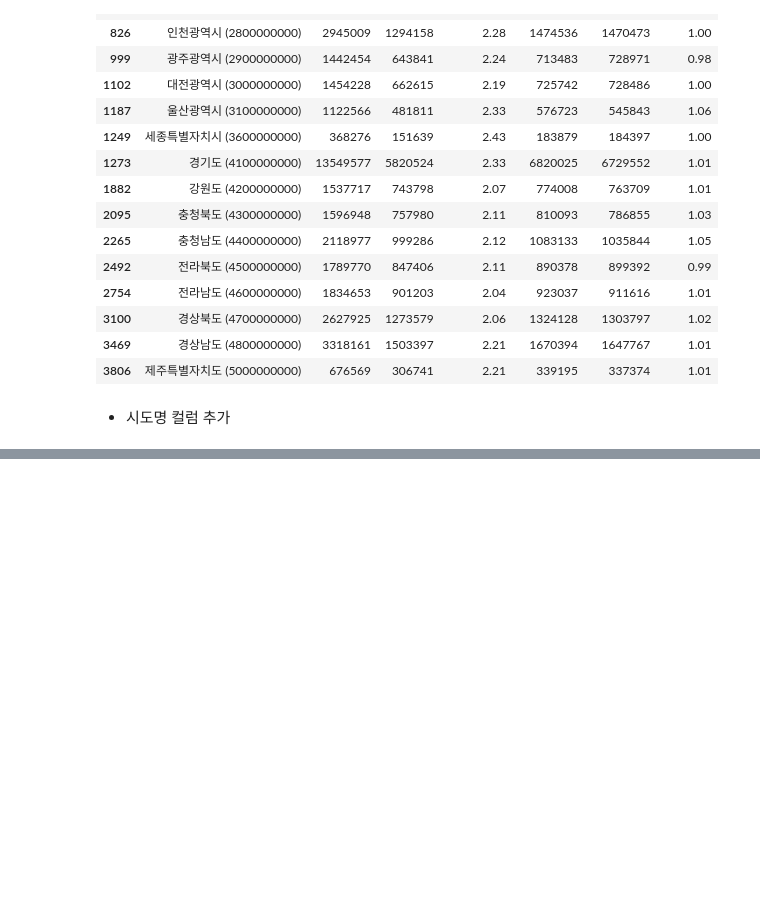
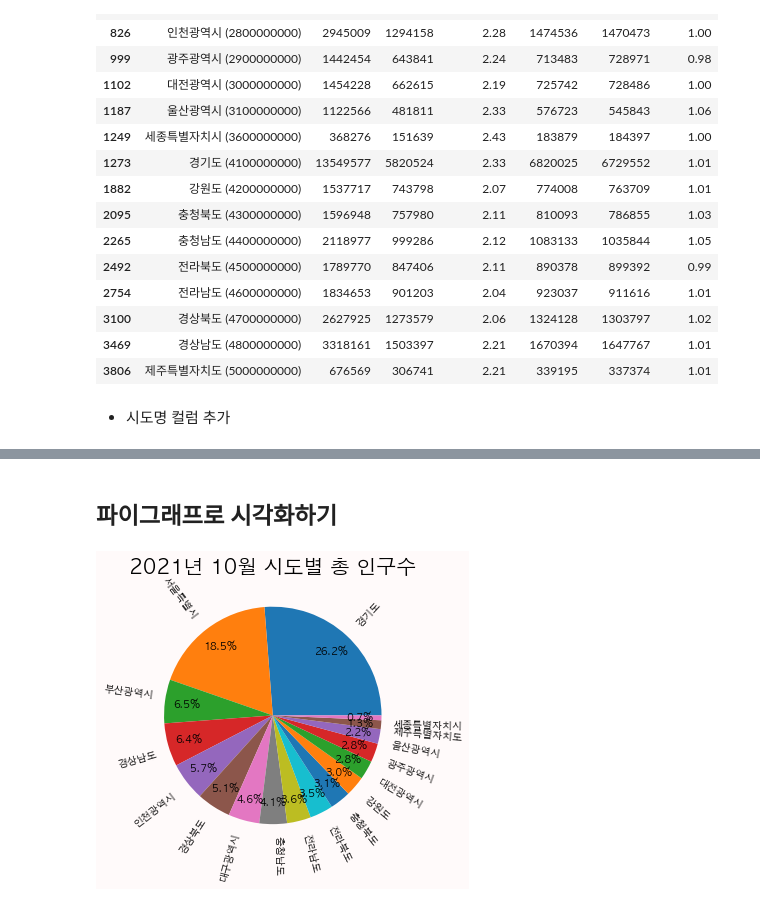
Before and after one commit to limetree-indigo/python-visualization, a Jupyter notebook: 11 지역별 인구구조 시각화/11 지역별 인구구조 시각화.ipynb, the cells around one changed output, grey strips where cells are left out. Saved outputs shown, nothing was run; the diff lists cells and outputs as text; code cells hidden in the pictures; blank space fills up the shorter version.

```diff
--- a/11 지역별 인구구조 시각화/11 지역별 인구구조 시각화.ipynb
+++ b/11 지역별 인구구조 시각화/11 지역별 인구구조 시각화.ipynb
@@ -115,0 +151,12 @@ df_sido.head(3)
+# %% [markdown]
+## 파이그래프로 시각화하기
+# %%
+plt.figure(facecolor='snow')
+plt.pie(df_sido['총인구수'], labels=df_sido['시도명'],
+       autopct='%.1f%%', pctdistance=0.8, rotatelabels=True)
+
+plt.title('2021년 10월 시도별 총 인구수', size=20)
+
+plt.show()
+# %% [output]
+[figure, added]
```
Also changed, not shown: parts of 7 cells of this notebook.
